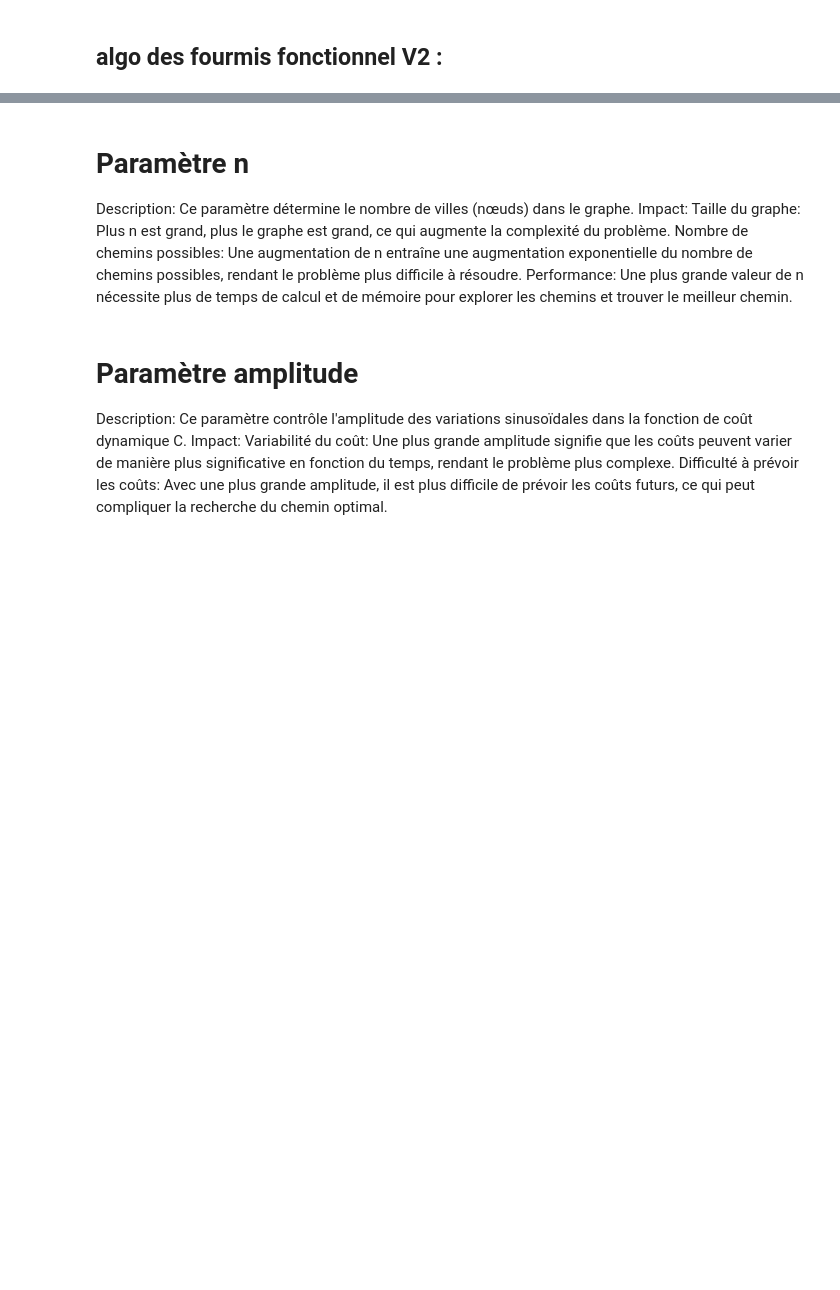
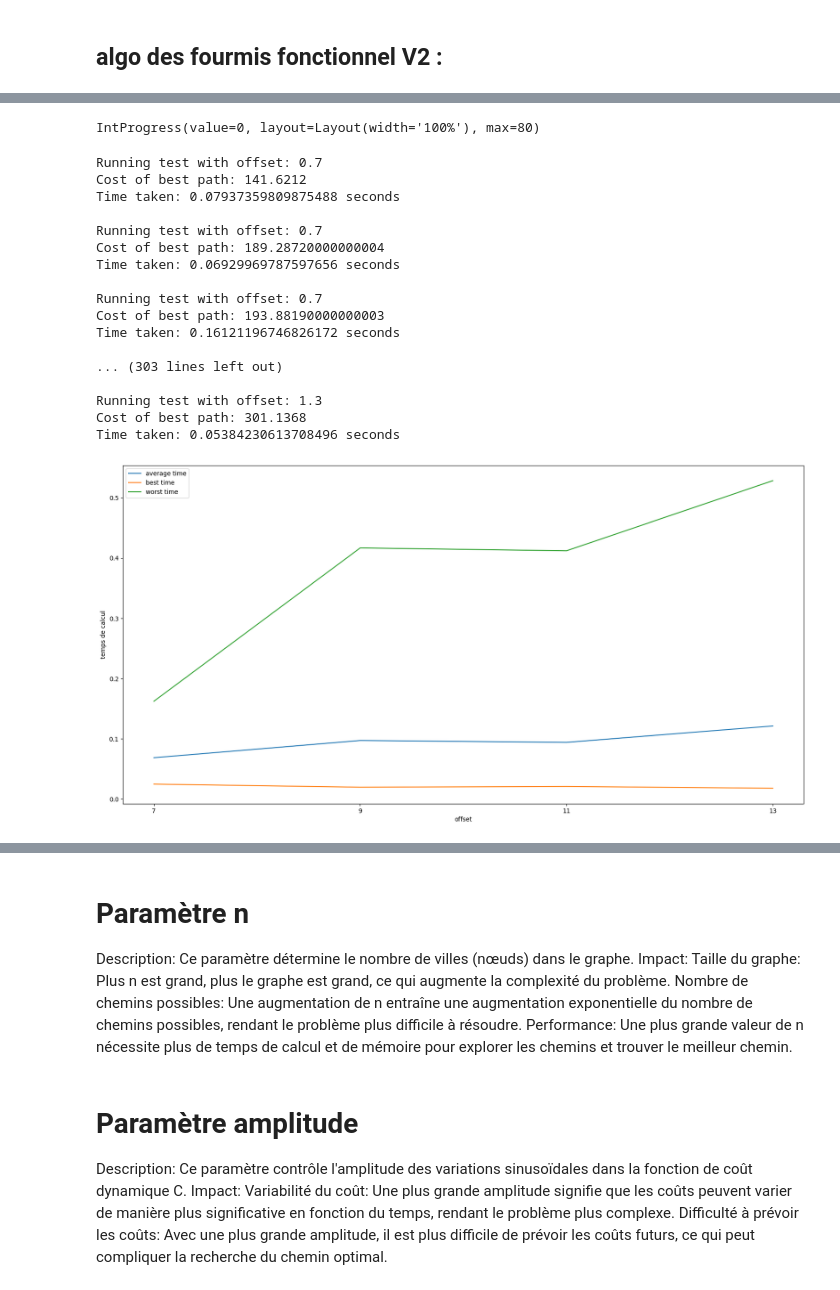
Before and after one commit to eraflo/AlgoAvancee, a Jupyter notebook: algo_fourmis.ipynb, the cells around one changed output, grey strips where cells are left out. Saved outputs shown, nothing was run; the diff lists cells and outputs as text; code cells hidden in the pictures; blank space fills up the shorter version.

```diff
--- a/algo_fourmis.ipynb
+++ b/algo_fourmis.ipynb
@@ -318,0 +410,22 @@ Edge from 9 to 9 with weight inf
+# %%
+run_test_offset(10,7,15,2, 20)
+# %% [output]
+IntProgress(value=0, layout=Layout(width='100%'), max=80)
+Running test with offset: 0.7
+Cost of best path: 141.6212
+Time taken: 0.07937359809875488 seconds
+
+Running test with offset: 0.7
+Cost of best path: 189.28720000000004
+Time taken: 0.06929969787597656 seconds
+
+Running test with offset: 0.7
+Cost of best path: 193.88190000000003
+Time taken: 0.16121196746826172 seconds
+
+... (303 lines left out)
+
+Running test with offset: 1.3
+Cost of best path: 301.1368
+Time taken: 0.05384230613708496 seconds
+[figure, added]
```
Also changed, not shown: parts of 45 cells of this notebook.
